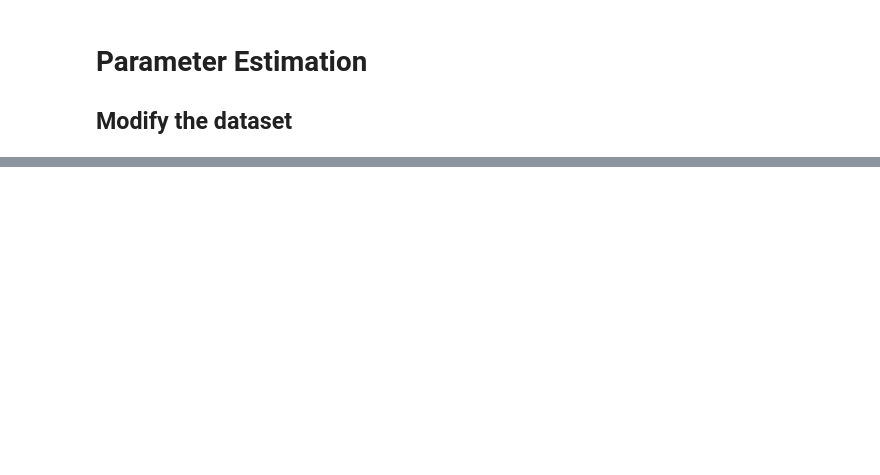
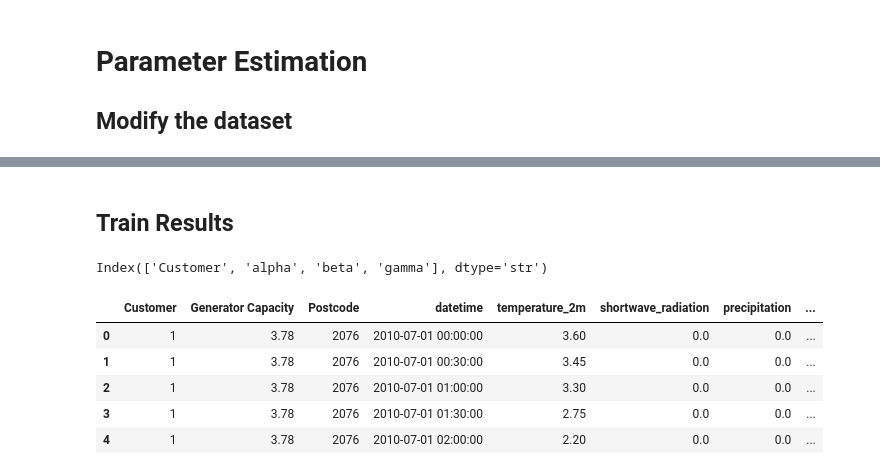
Before and after one commit to codettlaff/Energy-Disaggregation, a Jupyter notebook: combined_data.ipynb, the cells around one changed output, grey strips where cells are left out. Drawn from its saved outputs; the diff is of its cells as text; code cells hidden in the pictures; blank space fills up the shorter version.

Commit message:
Working on debugging results

```diff
--- a/combined_data.ipynb
+++ b/combined_data.ipynb
@@ -124,0 +154,9 @@ df.head()
+# %%
+# Remove the unnamed column
+df = df.drop(columns=["Unnamed: 0"])
+
+# Remove rows containing any missing values
+df = df.dropna()
+
+# Count NaNs in each column
+display(df.isna().sum())
@@ -124,0 +178,12 @@ df.head()
+# %%
+# Randomly split each customer's data 80/20
+train_df = (
+    df.groupby("Customer", group_keys=False)
+      .sample(frac=0.8, random_state=42))
+
+# Everything not selected for training goes into testing
+test_df = df.drop(train_df.index)
+
+# Optional: reset indices
+train_df = train_df.reset_index(drop=True)
+test_df = test_df.reset_index(drop=True)
@@ -124,0 +256,32 @@ df.head()
+# %% [markdown]
+## Train Results
+# %%
+display(parameters.columns)
+# %% [output]
+Index(['Customer', 'alpha', 'beta', 'gamma'], dtype='str')
+# %%
+# Remove existing parameter columns
+train_df = train_df.drop(
+    columns=["alpha", "beta", "gamma"],
+    errors="ignore")
+
+# Add updated parameters
+train_df = train_df.merge(
+    parameters[["Customer", "alpha", "beta", "gamma"]],
+    on="Customer",
+    how="left")
+
+# Remove duplicate customer-datetime observations
+train_df = train_df.drop_duplicates(subset=["Customer", "datetime"])
+
+# Sort chronologically within each customer
+train_df = train_df.sort_values(["Customer", "datetime"]).reset_index(drop=True)
+
+train_df.head()
+# %% [output]
+|  | Customer | Generator Capacity | Postcode | datetime | temperature_2m | shortwave_radiation | precipitation | ... |
+| 0 | 1 | 3.78 | 2076 | 2010-07-01 00:00:00 | 3.60 | 0.0 | 0.0 | ... |
+| 1 | 1 | 3.78 | 2076 | 2010-07-01 00:30:00 | 3.45 | 0.0 | 0.0 | ... |
+| 2 | 1 | 3.78 | 2076 | 2010-07-01 01:00:00 | 3.30 | 0.0 | 0.0 | ... |
+| 3 | 1 | 3.78 | 2076 | 2010-07-01 01:30:00 | 2.75 | 0.0 | 0.0 | ... |
+| 4 | 1 | 3.78 | 2076 | 2010-07-01 02:00:00 | 2.20 | 0.0 | 0.0 | ... |
```
Also changed, not shown: parts of 22 cells of this notebook.
